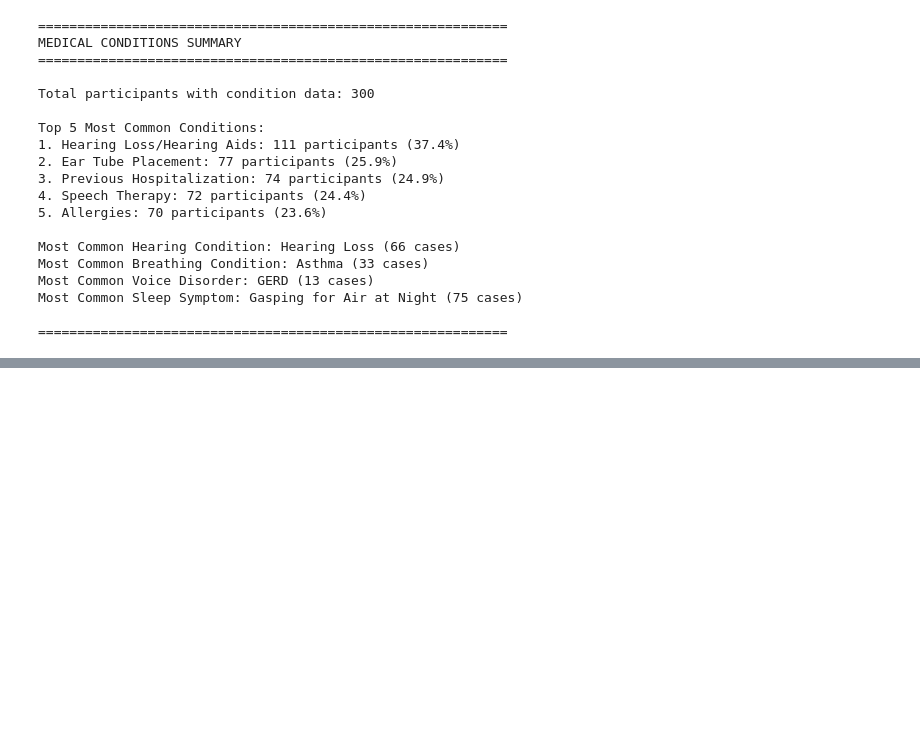
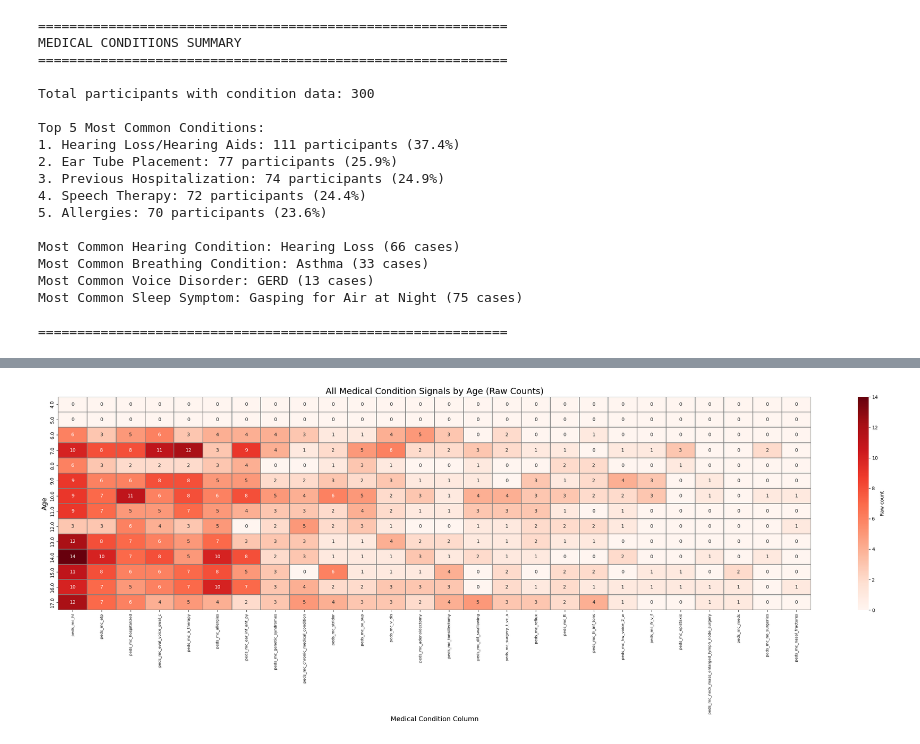
Before and after one commit to robotics4good/aces-b2ai, a Jupyter notebook: medical_conditions_visualization.ipynb, the cells around one changed output, grey strips where cells are left out. Saved outputs shown, nothing was run; the diff lists cells and outputs as text; code cells hidden in the pictures; blank space fills up the shorter version.

```diff
--- a/medical_conditions_visualization.ipynb
+++ b/medical_conditions_visualization.ipynb
@@ -369,0 +759,98 @@ Most Common Sleep Symptom: Gasping for Air at Night (75 cases)
+# %%
+import pandas as pd
+import seaborn as sns
+import matplotlib.pyplot as plt
+
+# -----------------------------
+# 1. Start from merged dataset
+# -----------------------------
+df_full = df_med.merge(
+    df_demo[["participant_id", "age"]],
+    on="participant_id",
+    how="left"
+)
+
+df_full["age"] = pd.to_numeric(df_full["age"], errors="coerce")
+
+# -----------------------------
+# 2. Select ALL medical columns
+# -----------------------------
+medical_cols = [c for c in df_med.columns if c.startswith("peds_mc_")]
+
+# Remove ONLY true metadata (keep everything else)
+drop_cols = [
+    "peds_mc_started_at",
+    "peds_mc_completed_at",
+    "peds_mc_session_id",
+    "peds_mc_duration"
+]
+
+medical_cols = [c for c in medical_cols if c not in drop_cols]
+
+# -----------------------------
+# 3. Convert Yes/No → binary
+# -----------------------------
+for col in medical_cols:
+    df_full[col] = (
+        df_full[col]
+        .astype(str)
+        .str.strip()
+        .str.lower()
+        .eq("yes")
+        .astype(int)
+    )
+
+# -----------------------------
+# 4. Build raw count matrix
+# -----------------------------
+heatmap_counts = (
+    df_full
+    .dropna(subset=["age"])
+    .groupby("age")[medical_cols]
+    .sum()
+)
+
+# -----------------------------
+# 5. Remove completely empty columns
+# -----------------------------
+heatmap_counts = heatmap_counts.loc[:, heatmap_counts.sum(axis=0) > 0]
+
+# -----------------------------
+# 6. OPTIONAL: remove ultra-rare columns (important)
+# -----------------------------
+min_total = 3   # tweak this
+heatmap_counts = heatmap_counts.loc[:, heatmap_counts.sum(axis=0) >= min_total]
+
+# -----------------------------
+# 7. Sort columns by total count
+# -----------------------------
+heatmap_counts = heatmap_counts[
+    heatmap_counts.sum().sort_values(ascending=False).index
+]
+
+# -----------------------------
+# 8. Plot
+# -----------------------------
+plt.figure(figsize=(28, 10))
+
+sns.heatmap(
+    heatmap_counts,
+    cmap="Reds",
+    annot=True,
+    fmt=".0f",
+    linewidths=0.3,
+    linecolor="gray",
+    cbar_kws={"label": "Raw count"}
+)
+
+plt.title("All Medical Condition Signals by Age (Raw Counts)", fontsize=18)
+plt.xlabel("Medical Condition Column", fontsize=14)
+plt.ylabel("Age", fontsize=14)
+
+plt.xticks(rotation=90, fontsize=8)
+plt.yticks(fontsize=10)
+
+plt.tight_layout()
+plt.show()
+# %% [output]
+[figure, added]
```
Also changed, not shown: parts of 10 cells of this notebook, 20 other files.
